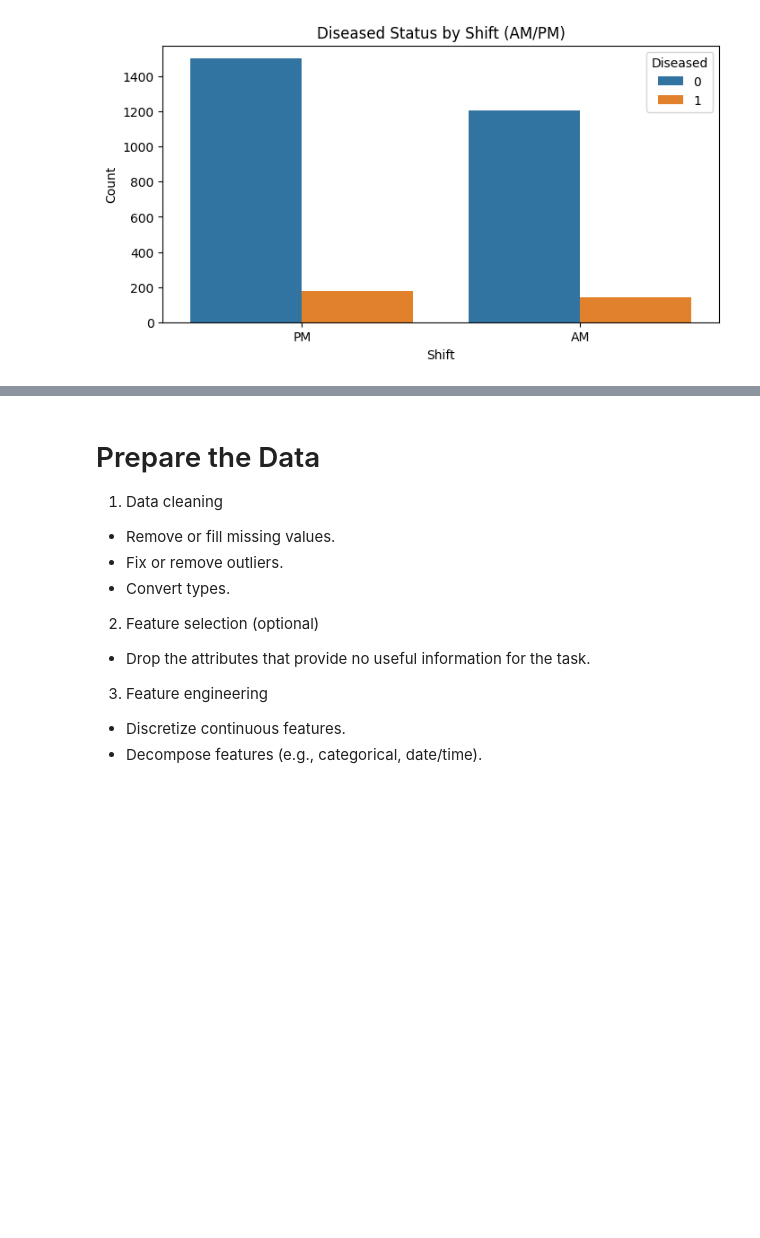
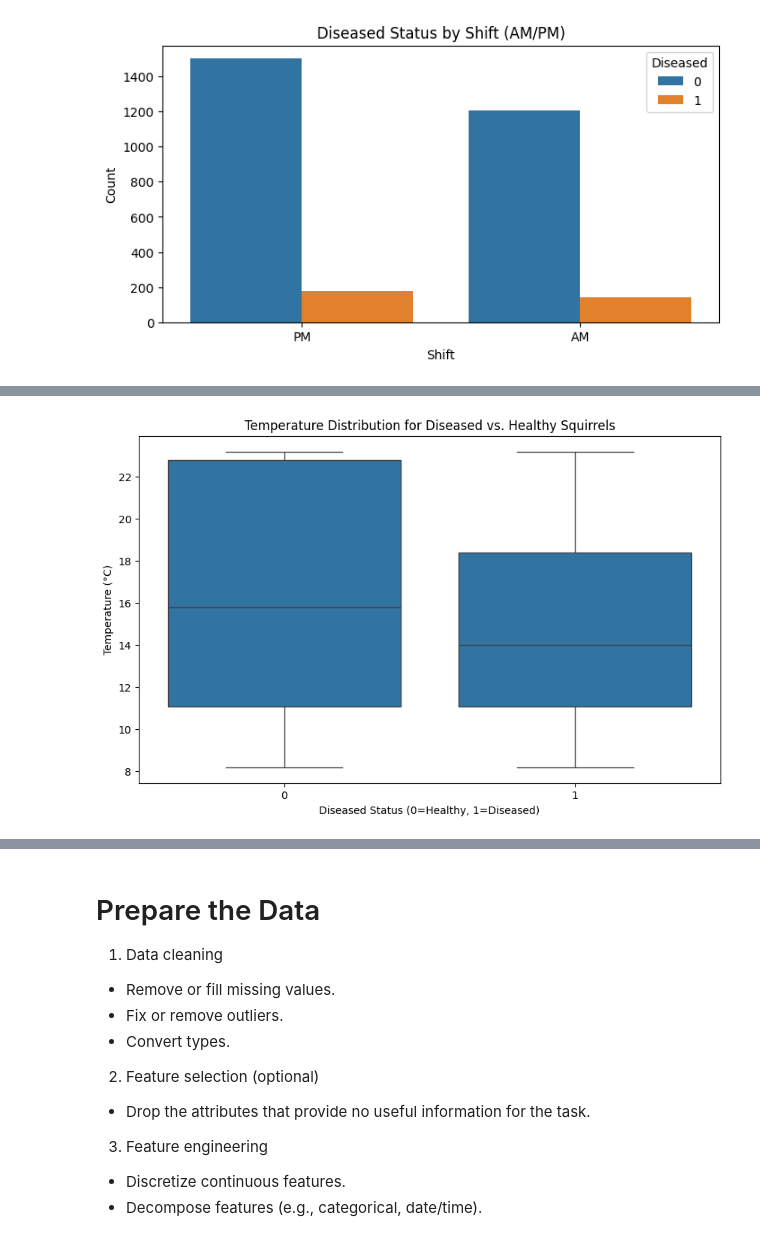
Before and after one commit to jyounes23/Nutosis, a Jupyter notebook: P2-Nutosis/Nutosis.ipynb, the cells around one changed output, grey strips where cells are left out. Saved outputs shown, nothing was run; the diff lists cells and outputs as text; code cells hidden in the pictures; blank space fills up the shorter version.

```diff
--- a/P2-Nutosis/Nutosis.ipynb
+++ b/P2-Nutosis/Nutosis.ipynb
@@ -517,0 +564,9 @@ Name: Diseased, dtype: float64
+# %%
+plt.figure(figsize=(10, 6))
+sns.boxplot(data=full_data, x='Diseased', y='temp')
+plt.title('Temperature Distribution for Diseased vs. Healthy Squirrels')
+plt.xlabel('Diseased Status (0=Healthy, 1=Diseased)')
+plt.ylabel('Temperature (°C)')
+plt.show()
+# %% [output]
+[figure, added]
```
Also changed, not shown: parts of 4 cells of this notebook.
